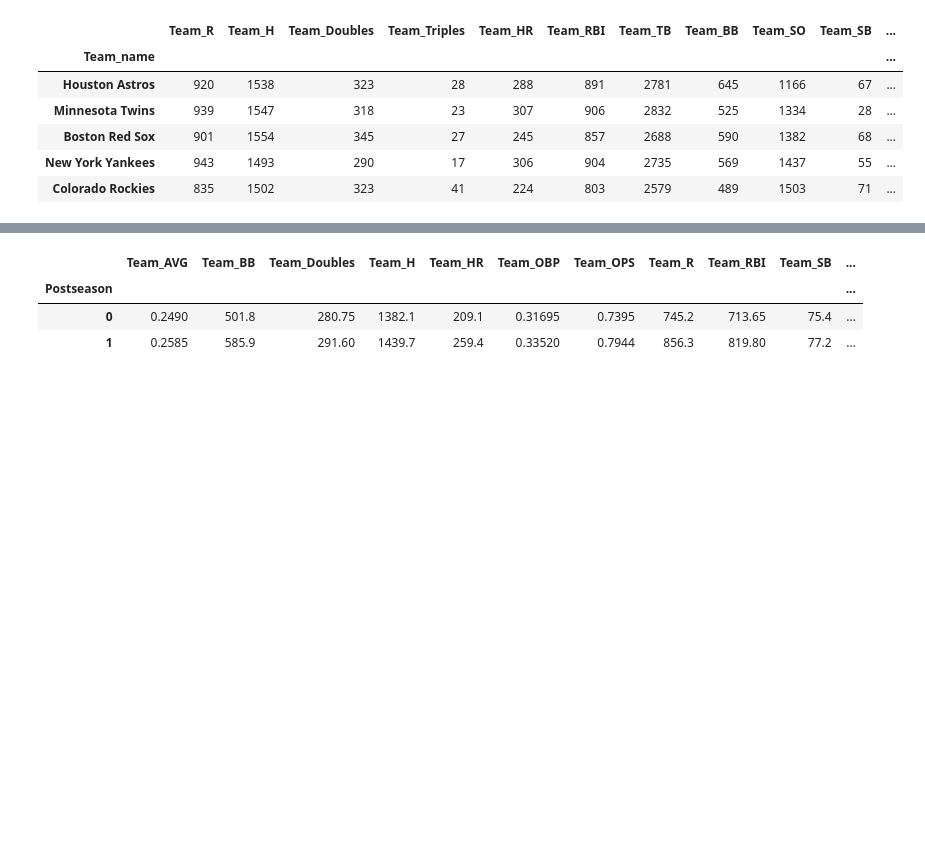
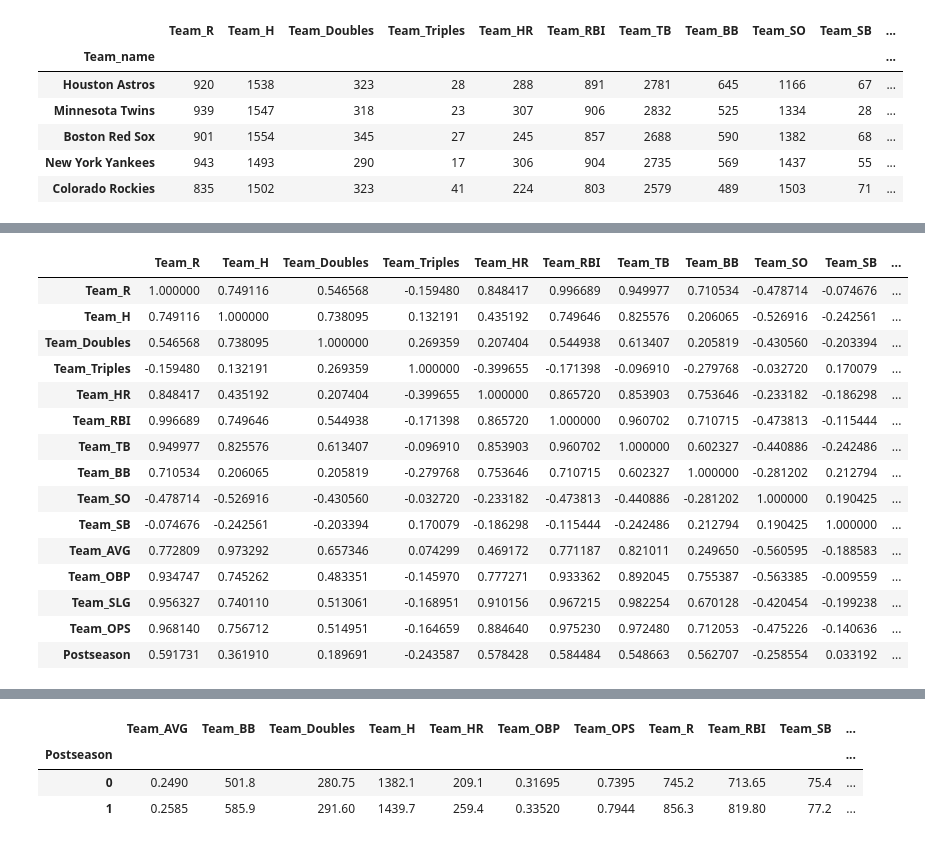
Before and after one commit to jmg0144/mlb-analysis, a Jupyter notebook: MLB-Analysis.ipynb, the cells around one changed output, grey strips where cells are left out. Drawn from its saved outputs; the diff is of its cells as text; code cells hidden in the pictures; blank space fills up the shorter version.

```diff
--- a/MLB-Analysis.ipynb
+++ b/MLB-Analysis.ipynb
@@ -115,0 +136,19 @@ df_2.head()
+# %%
+df_2.corr()
+# %% [output]
+|  | Team_R | Team_H | Team_Doubles | Team_Triples | Team_HR | Team_RBI | Team_TB | Team_BB | Team_SO | Team_SB | ... |
+| Team_R | 1.000000 | 0.749116 | 0.546568 | -0.159480 | 0.848417 | 0.996689 | 0.949977 | 0.710534 | -0.478714 | -0.074676 | ... |
+| Team_H | 0.749116 | 1.000000 | 0.738095 | 0.132191 | 0.435192 | 0.749646 | 0.825576 | 0.206065 | -0.526916 | -0.242561 | ... |
+| Team_Doubles | 0.546568 | 0.738095 | 1.000000 | 0.269359 | 0.207404 | 0.544938 | 0.613407 | 0.205819 | -0.430560 | -0.203394 | ... |
+| Team_Triples | -0.159480 | 0.132191 | 0.269359 | 1.000000 | -0.399655 | -0.171398 | -0.096910 | -0.279768 | -0.032720 | 0.170079 | ... |
+| Team_HR | 0.848417 | 0.435192 | 0.207404 | -0.399655 | 1.000000 | 0.865720 | 0.853903 | 0.753646 | -0.233182 | -0.186298 | ... |
+| Team_RBI | 0.996689 | 0.749646 | 0.544938 | -0.171398 | 0.865720 | 1.000000 | 0.960702 | 0.710715 | -0.473813 | -0.115444 | ... |
+| Team_TB | 0.949977 | 0.825576 | 0.613407 | -0.096910 | 0.853903 | 0.960702 | 1.000000 | 0.602327 | -0.440886 | -0.242486 | ... |
+| Team_BB | 0.710534 | 0.206065 | 0.205819 | -0.279768 | 0.753646 | 0.710715 | 0.602327 | 1.000000 | -0.281202 | 0.212794 | ... |
+| Team_SO | -0.478714 | -0.526916 | -0.430560 | -0.032720 | -0.233182 | -0.473813 | -0.440886 | -0.281202 | 1.000000 | 0.190425 | ... |
+| Team_SB | -0.074676 | -0.242561 | -0.203394 | 0.170079 | -0.186298 | -0.115444 | -0.242486 | 0.212794 | 0.190425 | 1.000000 | ... |
+| Team_AVG | 0.772809 | 0.973292 | 0.657346 | 0.074299 | 0.469172 | 0.771187 | 0.821011 | 0.249650 | -0.560595 | -0.188583 | ... |
+| Team_OBP | 0.934747 | 0.745262 | 0.483351 | -0.145970 | 0.777271 | 0.933362 | 0.892045 | 0.755387 | -0.563385 | -0.009559 | ... |
+| Team_SLG | 0.956327 | 0.740110 | 0.513061 | -0.168951 | 0.910156 | 0.967215 | 0.982254 | 0.670128 | -0.420454 | -0.199238 | ... |
+| Team_OPS | 0.968140 | 0.756712 | 0.514951 | -0.164659 | 0.884640 | 0.975230 | 0.972480 | 0.712053 | -0.475226 | -0.140636 | ... |
+| Postseason | 0.591731 | 0.361910 | 0.189691 | -0.243587 | 0.578428 | 0.584484 | 0.548663 | 0.562707 | -0.258554 | 0.033192 | ... |
```
Also changed, not shown: parts of 16 cells of this notebook.
